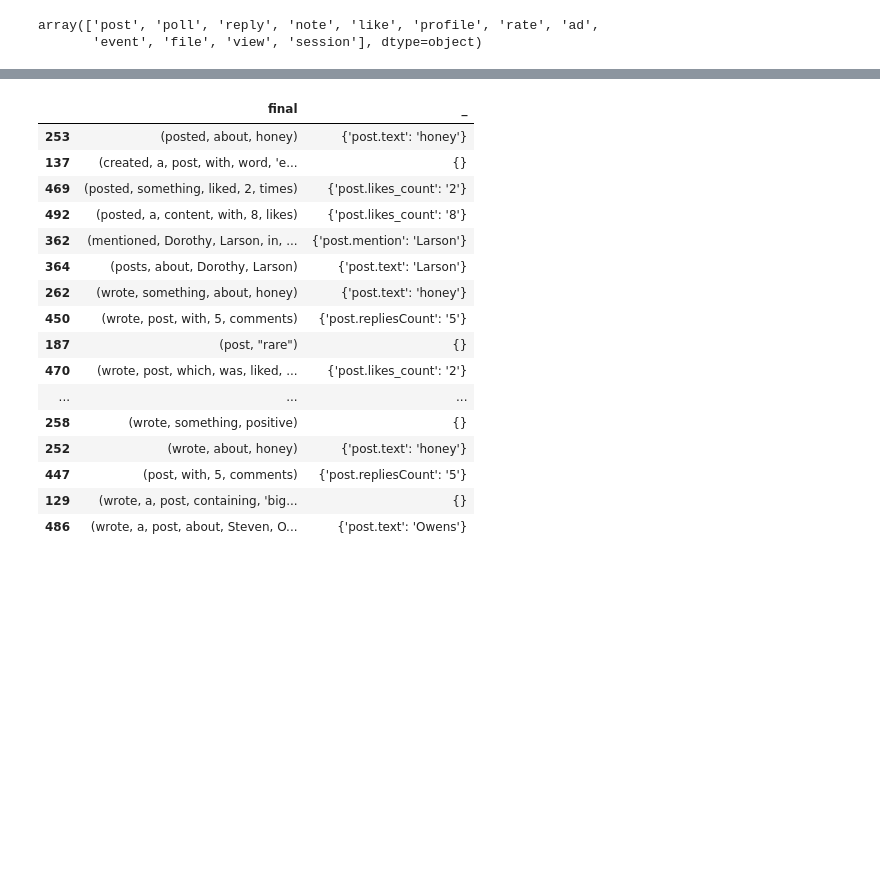
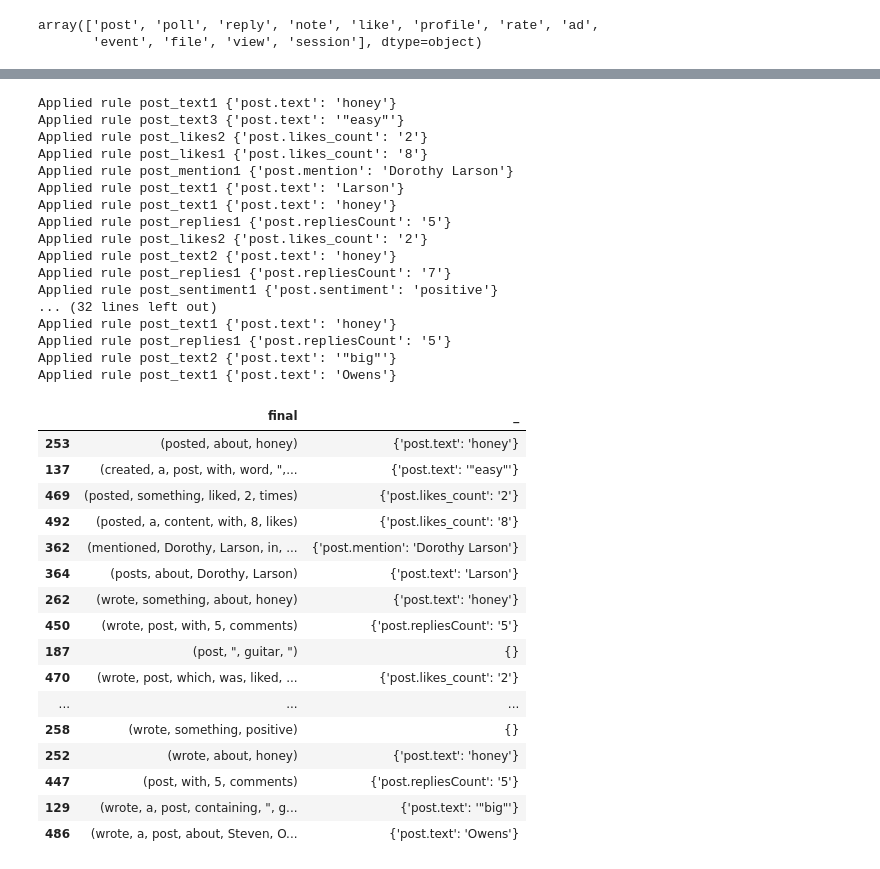
Before and after one commit to serzh/prj-nlp, a Jupyter notebook: students/SerhiiNechyporchuk/project/ArgExtraction.ipynb, the cells around one changed output, grey strips where cells are left out. Cells and saved outputs as stored; diff of their text form; code cells hidden in the pictures; blank space fills up the shorter version.

Commit message:
proceed with project (arg extraction for post)

```diff
--- a/students/SerhiiNechyporchuk/project/ArgExtraction.ipynb
+++ b/students/SerhiiNechyporchuk/project/ArgExtraction.ipynb
@@ -143,12 +183,4 @@ def gather_facts(doc):
     return R
-# %%
-def run_rules(doc, vs, rules_fns):
-    R = gather_facts(doc)
-    for rule_fn in rules_fns:
-        result = run(1, vs, *rule_fn(R))
-        if result:
-            return result
-    return []
 # %%
 RULES = collections.OrderedDict()
 def N(rule):
@@ -274,6 +489,6 @@ N(post_sentiment2)
 # %%
-def run_rule(R, not_used, rule):
-    (vars, stmnts) = rule(R, not_used)
+def run_rule(R, not_used, locate_fn):
+    (vars, stmnts) = locate_fn()
     r = run(1, vars, *stmnts)
     if r:
         results = itertools.takewhile(lambda x: not isinstance(x, tuple), r[0])
@@ -282,13 +497,17 @@ def run_rule(R, not_used, rule):
     else:
         return {},[]
 # %%
-def run_rules(doc, rules=RULES):
+def run_rules_on_doc(doc, grepls, rules=RULES):
     R = gather_facts(doc)
     bindings = {}
     not_used = set(range(len(doc)))
     for name, rule in rules.items():
-        new_bindings, used = run_rule(R, not_used, rule)
+        locate_fn, extract_fn = rule(R, not_used)
+        new_bindings, used = run_rule(R, not_used, locate_fn)
+        new_bindings = {variable: extract_fn(doc, grepls, val) for variable,val in new_bindings.items()}
+        if new_bindings:
+            print('Applied rule', name, new_bindings)
         new_bindings.update(bindings)
         bindings = new_bindings
         not_used = not_used - (set(used) | set(new_bindings.values()))
-    return {variable: doc[val].text for variable,val in bindings.items()}
+    return bindings
@@ -298,0 +514,6 @@ run_rules(dc1, rules=collections.OrderedDict({'a': post_replies1, 'b': post_text
+# %%
+def run_rules(docs, grepls_col):
+    res = []
+    for doc, grepls in zip(docs, grepls_col):
+        res.append(run_rules_on_doc(doc, grepls))
+    return res
@@ -311,23 +554,40 @@ Name: 192, dtype: object
 # %%
 posts = train[train['label'] == 'post']
-posts[['final']].assign(_=posts['final'].apply(run_rules))
+posts[['final']].assign(_=run_rules(posts['final'], posts['grepl']))
 # %% [output]
+Applied rule post_text1 {'post.text': 'honey'}
+Applied rule post_text3 {'post.text': '"easy"'}
+Applied rule post_likes2 {'post.likes_count': '2'}
+Applied rule post_likes1 {'post.likes_count': '8'}
+Applied rule post_mention1 {'post.mention': 'Dorothy Larson'}
+Applied rule post_text1 {'post.text': 'Larson'}
+Applied rule post_text1 {'post.text': 'honey'}
+Applied rule post_replies1 {'post.repliesCount': '5'}
+Applied rule post_likes2 {'post.likes_count': '2'}
+Applied rule post_text2 {'post.text': 'honey'}
+Applied rule post_replies1 {'post.repliesCount': '7'}
+Applied rule post_sentiment1 {'post.sentiment': 'positive'}
+... (32 lines left out)
+Applied rule post_text1 {'post.text': 'honey'}
+Applied rule post_replies1 {'post.repliesCount': '5'}
+Applied rule post_text2 {'post.text': '"big"'}
+Applied rule post_text1 {'post.text': 'Owens'}
 |  | final | _ |
 | 253 | (posted, about, honey) | {'post.text': 'honey'} |
-| 137 | (created, a, post, with, word, 'e... | {} |
+| 137 | (created, a, post, with, word, ",... | {'post.text': '"easy"'} |
 | 469 | (posted, something, liked, 2, times) | {'post.likes_count': '2'} |
 | 492 | (posted, a, content, with, 8, likes) | {'post.likes_count': '8'} |
-| 362 | (mentioned, Dorothy, Larson, in, ... | {'post.mention': 'Larson'} |
+| 362 | (mentioned, Dorothy, Larson, in, ... | {'post.mention': 'Dorothy Larson'} |
 | 364 | (posts, about, Dorothy, Larson) | {'post.text': 'Larson'} |
 | 262 | (wrote, something, about, honey) | {'post.text': 'honey'} |
 | 450 | (wrote, post, with, 5, comments) | {'post.repliesCount': '5'} |
-| 187 | (post, "rare") | {} |
+| 187 | (post, ", guitar, ") | {} |
 | 470 | (wrote, post, which, was, liked, ... | {'post.likes_count': '2'} |
 | ... | ... | ... |
 | 258 | (wrote, something, positive) | {} |
 | 252 | (wrote, about, honey) | {'post.text': 'honey'} |
 | 447 | (post, with, 5, comments) | {'post.repliesCount': '5'} |
-| 129 | (wrote, a, post, containing, 'big... | {} |
+| 129 | (wrote, a, post, containing, ", g... | {'post.text': '"big"'} |
 | 486 | (wrote, a, post, about, Steven, O... | {'post.text': 'Owens'} |
 # %%
 train[train['label'] == 'post']['final'][:100]
```
Also changed, not shown: parts of 28 cells of this notebook, 1 other file.
